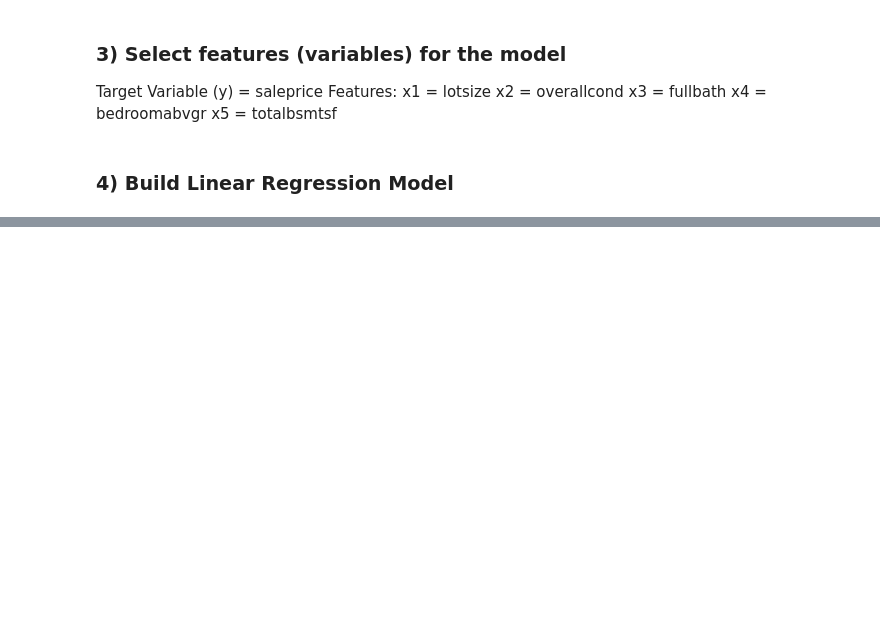
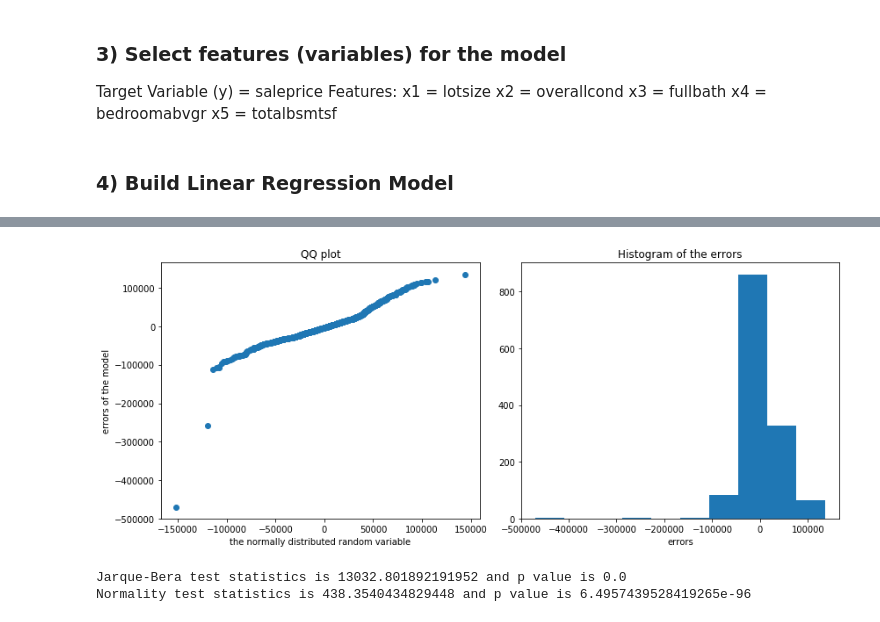
Before and after one commit to TheONEShafiq/Thinkful_Exercises, a Jupyter notebook: Homeprice_reg_model.ipynb, the cells around one changed output, grey strips where cells are left out. Cells and saved outputs as stored; diff of their text form; code cells hidden in the pictures; blank space fills up the shorter version.

```diff
--- a/Homeprice_reg_model.ipynb
+++ b/Homeprice_reg_model.ipynb
@@ -214,0 +319,21 @@ strong multicollinearity or other numerical problems.
+# %%
+#Further check that the error terms are not correlated with one another
+rand_nums = np.random.normal(np.mean(errors), np.std(errors), len(errors))
+
+plt.figure(figsize=(12,5))
+
+plt.subplot(1,2,1)
+plt.scatter(np.sort(rand_nums), np.sort(errors)) # we sort the arrays
+plt.xlabel("the normally distributed random variable")
+plt.ylabel("errors of the model")
+plt.title("QQ plot")
+
+plt.subplot(1,2,2)
+plt.hist(errors)
+plt.xlabel("errors")
+plt.title("Histogram of the errors")
+
+plt.tight_layout()
+plt.show()
+# %% [output]
+[figure, added]
@@ -214,0 +343,10 @@ strong multicollinearity or other numerical problems.
+# %%
+#Statistical check that the features are not correlated with the errors
+jb_stats = jarque_bera(errors)
+norm_stats = normaltest(errors)
+
+print("Jarque-Bera test statistics is {0} and p value is {1}".format(jb_stats[0], jb_stats[1]))
+print("Normality test statistics is {0} and p value is {1}".format(norm_stats[0], norm_stats[1]))
+# %% [output]
+Jarque-Bera test statistics is 13032.801892191952 and p value is 0.0
+Normality test statistics is 438.3540434829448 and p value is 6.4957439528419265e-96
```
Also changed, not shown: parts of 9 cells of this notebook, 1 other file.
